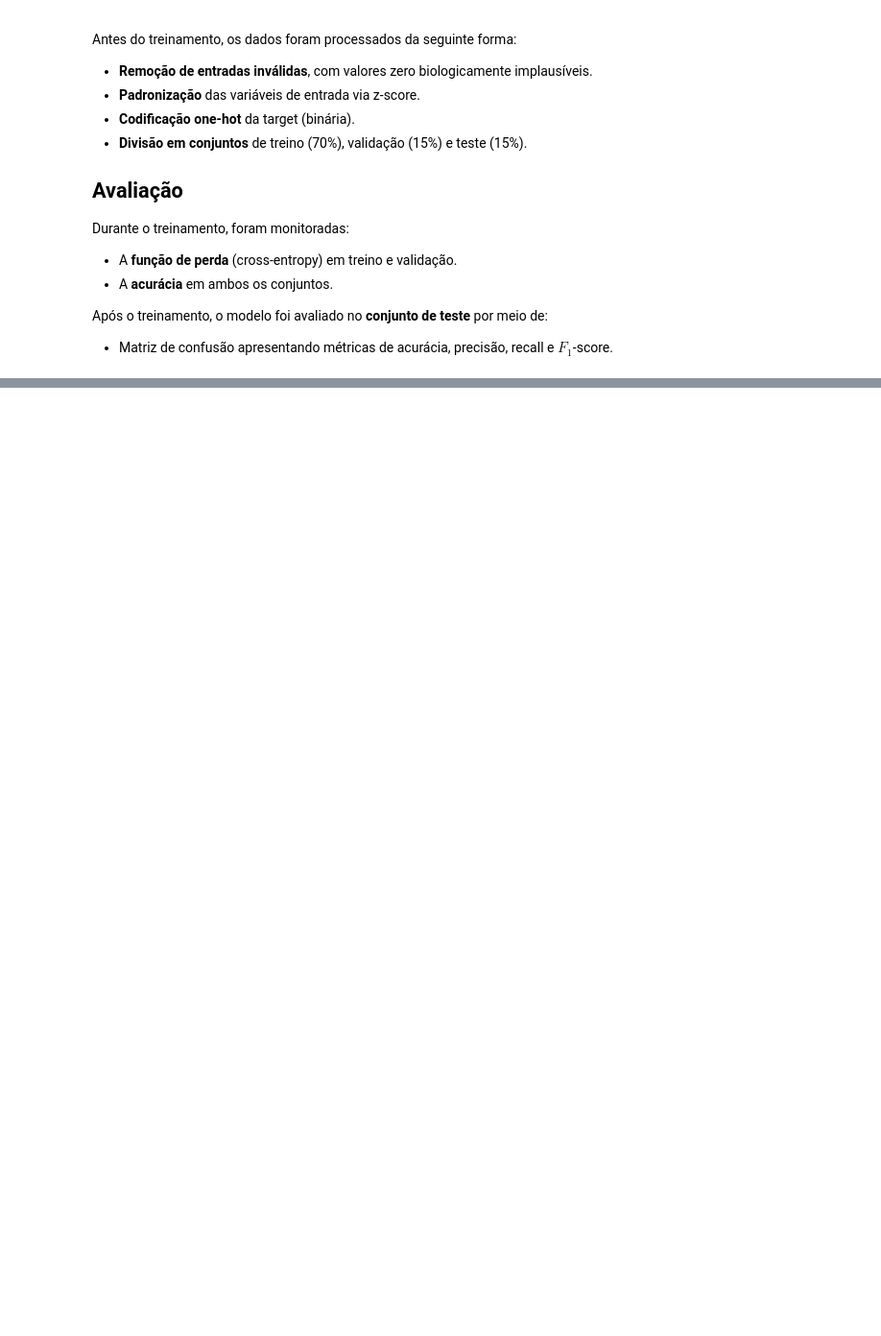
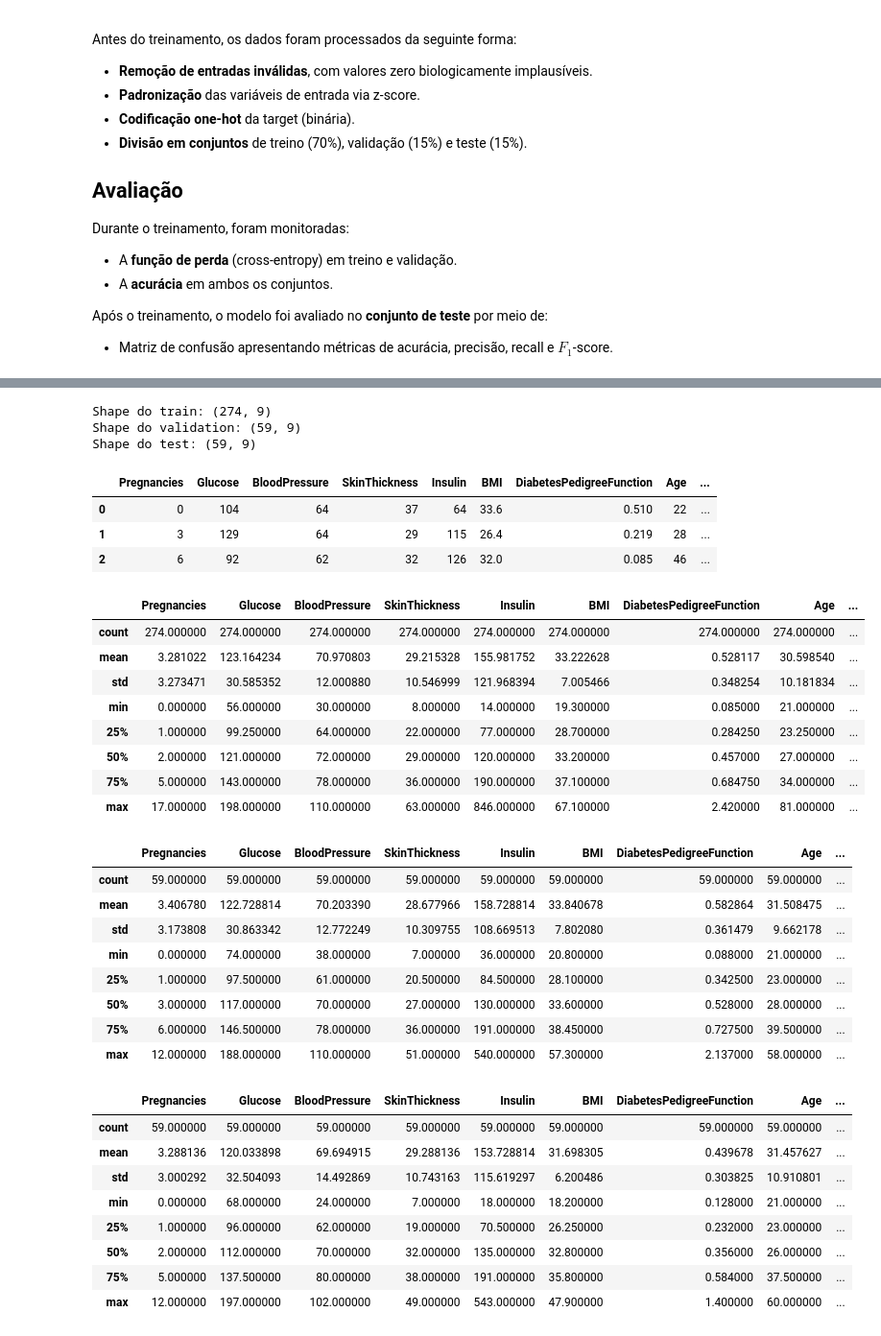
Before and after one commit to pcbrom/perceptron-mlp-cnn, a Jupyter notebook: multilayer_perceptron.ipynb, the cells around one changed output, grey strips where cells are left out. Shown at 96% size. Drawn from its saved outputs; the diff is of its cells as text; code cells hidden in the pictures; blank space fills up the shorter version.

Commit message:
chore: updated to use pre processed data directly

```diff
--- a/multilayer_perceptron.ipynb
+++ b/multilayer_perceptron.ipynb
@@ -144,18 +146,61 @@ ModuleNotFoundError: No module named 'matplotlib'
 # %%
 # @title Importação dos dados
 import pandas as pd
 
-# URL do dataset
-url = "https://raw.githubusercontent.com/pcbrom/perceptron-mlp-cnn/refs/heads/main/data/diabetes.csv"
+# URLs dos dados
+url_train = "https://raw.githubusercontent.com/pcbrom/perceptron-mlp-cnn/refs/heads/main/data/train.csv"
+url_validation = "https://raw.githubusercontent.com/pcbrom/perceptron-mlp-cnn/refs/heads/main/data/validation.csv"
+url_test = "https://raw.githubusercontent.com/pcbrom/perceptron-mlp-cnn/refs/heads/main/data/test.csv"
 
-# Carregar o dataset
-df = pd.read_csv(url)
+# Leitura dos dados e seleção das 9 primeiras colunas
+df_train = pd.read_csv(url_train).iloc[:, :9]
+df_validation = pd.read_csv(url_validation).iloc[:, :9]
+df_test = pd.read_csv(url_test).iloc[:, :9]
 
 # Verificar dimensões
-print(f"Shape do dataset: {df.shape}")
+print(f"Shape do train: {df_train.shape}")
+print(f"Shape do validation: {df_validation.shape}")
+print(f"Shape do test: {df_test.shape}")
 
 # Visualizar as primeiras linhas
-display(df.head())
+display(df_train.head(3))
 
 # Verificar estatísticas básicas
-display(df.describe())
+display(df_train.describe())
+display(df_validation.describe())
+display(df_test.describe())
+# %% [output]
+Shape do train: (274, 9)
+Shape do validation: (59, 9)
+Shape do test: (59, 9)
+|  | Pregnancies | Glucose | BloodPressure | SkinThickness | Insulin | BMI | DiabetesPedigreeFunction | Age | ... |
+| 0 | 0 | 104 | 64 | 37 | 64 | 33.6 | 0.510 | 22 | ... |
+| 1 | 3 | 129 | 64 | 29 | 115 | 26.4 | 0.219 | 28 | ... |
+| 2 | 6 | 92 | 62 | 32 | 126 | 32.0 | 0.085 | 46 | ... |
+|  | Pregnancies | Glucose | BloodPressure | SkinThickness | Insulin | BMI | DiabetesPedigreeFunction | Age | ... |
+| count | 274.000000 | 274.000000 | 274.000000 | 274.000000 | 274.000000 | 274.000000 | 274.000000 | 274.000000 | ... |
+| mean | 3.281022 | 123.164234 | 70.970803 | 29.215328 | 155.981752 | 33.222628 | 0.528117 | 30.598540 | ... |
+| std | 3.273471 | 30.585352 | 12.000880 | 10.546999 | 121.968394 | 7.005466 | 0.348254 | 10.181834 | ... |
+| min | 0.000000 | 56.000000 | 30.000000 | 8.000000 | 14.000000 | 19.300000 | 0.085000 | 21.000000 | ... |
+| 25% | 1.000000 | 99.250000 | 64.000000 | 22.000000 | 77.000000 | 28.700000 | 0.284250 | 23.250000 | ... |
+| 50% | 2.000000 | 121.000000 | 72.000000 | 29.000000 | 120.000000 | 33.200000 | 0.457000 | 27.000000 | ... |
+| 75% | 5.000000 | 143.000000 | 78.000000 | 36.000000 | 190.000000 | 37.100000 | 0.684750 | 34.000000 | ... |
+| max | 17.000000 | 198.000000 | 110.000000 | 63.000000 | 846.000000 | 67.100000 | 2.420000 | 81.000000 | ... |
+|  | Pregnancies | Glucose | BloodPressure | SkinThickness | Insulin | BMI | DiabetesPedigreeFunction | Age | ... |
+| count | 59.000000 | 59.000000 | 59.000000 | 59.000000 | 59.000000 | 59.000000 | 59.000000 | 59.000000 | ... |
+| mean | 3.406780 | 122.728814 | 70.203390 | 28.677966 | 158.728814 | 33.840678 | 0.582864 | 31.508475 | ... |
+| std | 3.173808 | 30.863342 | 12.772249 | 10.309755 | 108.669513 | 7.802080 | 0.361479 | 9.662178 | ... |
+| min | 0.000000 | 74.000000 | 38.000000 | 7.000000 | 36.000000 | 20.800000 | 0.088000 | 21.000000 | ... |
+| 25% | 1.000000 | 97.500000 | 61.000000 | 20.500000 | 84.500000 | 28.100000 | 0.342500 | 23.000000 | ... |
+| 50% | 3.000000 | 117.000000 | 70.000000 | 27.000000 | 130.000000 | 33.600000 | 0.528000 | 28.000000 | ... |
+| 75% | 6.000000 | 146.500000 | 78.000000 | 36.000000 | 191.000000 | 38.450000 | 0.727500 | 39.500000 | ... |
+| max | 12.000000 | 188.000000 | 110.000000 | 51.000000 | 540.000000 | 57.300000 | 2.137000 | 58.000000 | ... |
+|  | Pregnancies | Glucose | BloodPressure | SkinThickness | Insulin | BMI | DiabetesPedigreeFunction | Age | ... |
+| count | 59.000000 | 59.000000 | 59.000000 | 59.000000 | 59.000000 | 59.000000 | 59.000000 | 59.000000 | ... |
+| mean | 3.288136 | 120.033898 | 69.694915 | 29.288136 | 153.728814 | 31.698305 | 0.439678 | 31.457627 | ... |
+| std | 3.000292 | 32.504093 | 14.492869 | 10.743163 | 115.619297 | 6.200486 | 0.303825 | 10.910801 | ... |
+| min | 0.000000 | 68.000000 | 24.000000 | 7.000000 | 18.000000 | 18.200000 | 0.128000 | 21.000000 | ... |
+| 25% | 1.000000 | 96.000000 | 62.000000 | 19.000000 | 70.500000 | 26.250000 | 0.232000 | 23.000000 | ... |
+| 50% | 2.000000 | 112.000000 | 70.000000 | 32.000000 | 135.000000 | 32.800000 | 0.356000 | 26.000000 | ... |
+| 75% | 5.000000 | 137.500000 | 80.000000 | 38.000000 | 191.000000 | 35.800000 | 0.584000 | 37.500000 | ... |
+| max | 12.000000 | 197.000000 | 102.000000 | 49.000000 | 543.000000 | 47.900000 | 1.400000 | 60.000000 | ... |
```
Also changed, not shown: parts of 14 cells of this notebook.
